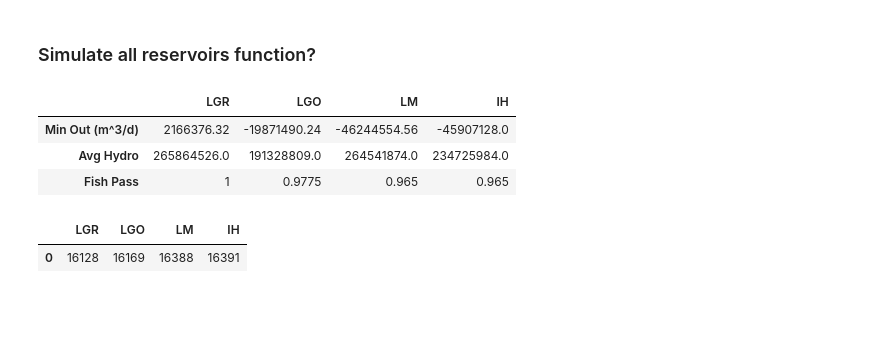
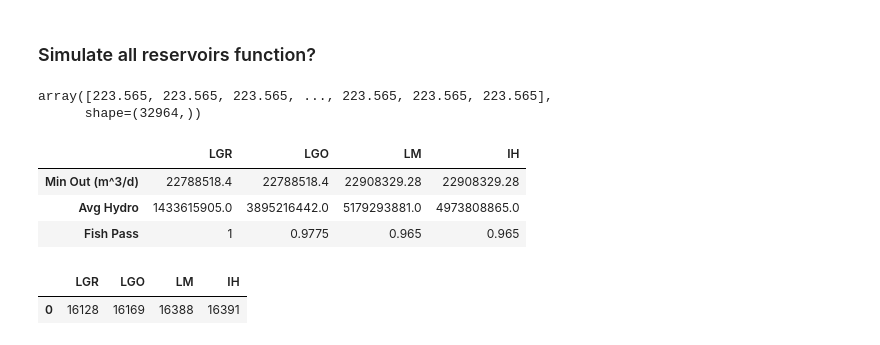
Before and after one commit to clairewang23/columbia_river_model, a Jupyter notebook: Model for Reservoir 3copy.ipynb, the cells around one changed output. Cells and saved outputs as stored; diff of their text form; code cells hidden in the pictures; blank space fills up the shorter version.

```diff
--- a/Model for Reservoir 3copy.ipynb
+++ b/Model for Reservoir 3copy.ipynb
@@ -336,25 +336,30 @@ display(results.sort_values(by = 'Fish Pass',ascending=False))
 # %% [markdown]
 ### Simulate all reservoirs function?
 # %%
+heights = np.ones(len(lower_granite_data))*733*.305
+display(heights)
+
 def simulate_all(): #eventually take in storage?
     res_list = [lower_granite,little_goose, lower_monumental, ice_harbor] #list of initialized reservoirs above
     res_data_list = [lower_granite_data,little_goose_data, lower_monumental_data, ice_harbor_data] #list of initialized reservoir data above
     outflow = lower_granite_data['A (unit:cfs)']*86400*.0283
 
     results = pd.DataFrame(index=['Min Out (m^3/d)','Avg Hydro','Fish Pass'],columns=['LGR','LGO', 'LM', 'IH'])
     col_names = ['LGR','LGO','LM','IH']
     for i, res in enumerate(res_list):
         #simulate_opt(self, keep, initial_storage, datetime, prev_out, tributary, dstorage, MEF):
-        outflow, avg_hydro, fish = (res.simulate_opt(1, 0, res_data_list[i]['date'], outflow, res_data_list[i]['L (unit:cfs)'], res_data_list[i]['S (unit:cfs)'], 0))
+        outflow, avg_hydro, fish = (res.simulation(1, res_data_list[i]['date'], outflow, res_data_list[i]['L (unit:cfs)'], heights))
         results.loc['Min Out (m^3/d)',col_names[i]] = np.min(outflow)
         results.loc['Avg Hydro',col_names[i]] = np.round(avg_hydro,0)
         results.loc['Fish Pass',col_names[i]] = fish
     return results
 display(simulate_all())
 # %% [output]
+array([223.565, 223.565, 223.565, ..., 223.565, 223.565, 223.565],
+      shape=(32964,))
 |  | LGR | LGO | LM | IH |
-| Min Out (m^3/d) | 2166376.32 | -19871490.24 | -46244554.56 | -45907128.0 |
-| Avg Hydro | 265864526.0 | 191328809.0 | 264541874.0 | 234725984.0 |
+| Min Out (m^3/d) | 22788518.4 | 22788518.4 | 22908329.28 | 22908329.28 |
+| Avg Hydro | 1433615905.0 | 3895216442.0 | 5179293881.0 | 4973808865.0 |
 | Fish Pass | 1 | 0.9775 | 0.965 | 0.965 |
 # %%
 #target minimum flows
```
Also changed, not shown: parts of 6 cells of this notebook.
